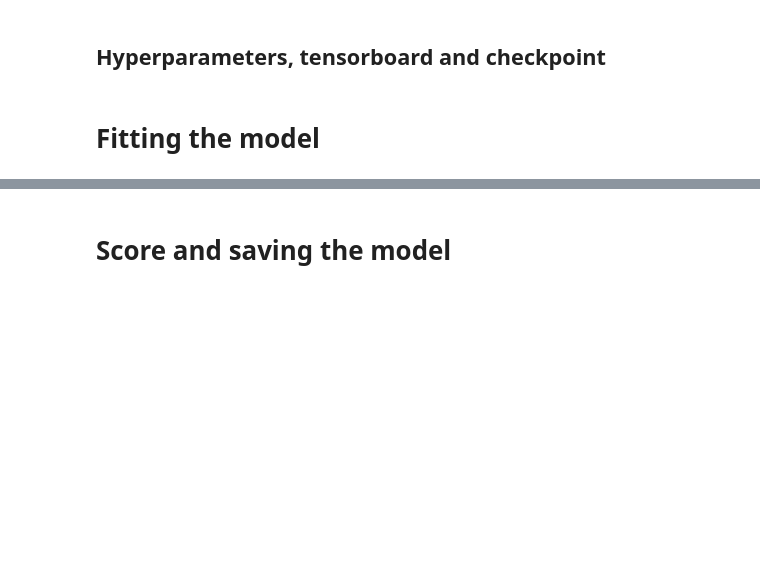
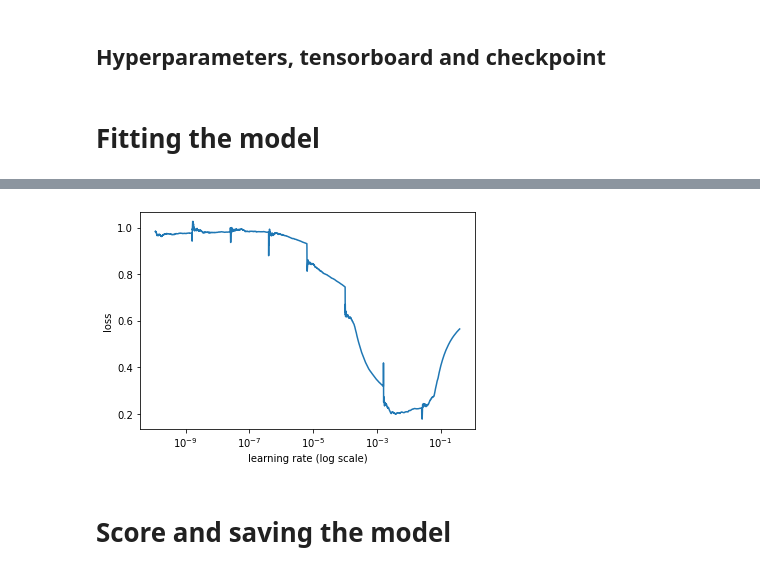
Before and after one commit to ClaudiuFilip110/Bachelor-s-thesis, a Jupyter notebook: predicting_crypto_RNN.ipynb, the cells around one changed output, grey strips where cells are left out. Drawn from its saved outputs; the diff is of its cells as text; code cells hidden in the pictures; blank space fills up the shorter version.

Commit message:
add init implementation of the LRFinder

```diff
--- a/predicting_crypto_RNN.ipynb
+++ b/predicting_crypto_RNN.ipynb
@@ -308,5 +387,5 @@ from fastai.vision.all import *
 # %%
-# opt = Adam(learning_rate=1e-4, decay=1e-7)
+opt = Adam(learning_rate=1e-4, decay=1e-7)
 
 # opt = Adam(learning_rate=0.01)
 # tf.summary.scalar('learning rate', data=1e-10)
@@ -314,11 +393,6 @@ from fastai.vision.all import *
 # opt = SGD(learning_rate=learning_rate)
 LOSS='sparse_categorical_crossentropy'
 
-global_step = tf.compat.v1.train.get_global_step()
-learning_rate = tf.compat.v1.train.exponential_decay(1e-10, global_step=global_step, decay_steps=100, decay_rate=1.3)
-opt = Adam(learning_rate=learning_rate)
-# So it can be seen in TensorBoard later
-tf.summary.scalar('learning rate', data=opt._decayed_lr(tf.float32))
-
+# learning_rate = tf.compat.v1.train.exponential_decay(1e-10, global_step=global_step, decay_steps=100, decay_rate=1.3)
 
 model.compile(loss=LOSS, optimizer=opt, metrics=['accuracy'])
@@ -345,8 +413,13 @@ ValueError: Attempt to convert a value (<tensorflow.python.keras.callbacks.Learn
 # %%
+"""
+for now this is deprecated
+
 history = model.fit(train_x, train_Y,
         batch_size=BATCH_SIZE,
         epochs=EPOCHS,
         validation_data=(test_x, test_Y),
         # callbacks=[tensorboard, checkpoint])
-        callbacks=[tensorboard, lr])
+        callbacks=[tensorboard])
+
+"""
 # %% [output]
@@ -372,0 +427,6 @@ Epoch 10/10
+# %%
+lr_finder = LRFinder(model)
+lr_finder.find(train_x,train_Y, start_lr=1e-10, end_lr=100, batch_size=128, epochs=10)
+lr_finder.plot_loss(n_skip_beginning=20, n_skip_end=5)
+plt.show()
+# %% [output]
@@ -373,3 +451,4 @@ Epoch 10/10
+[figure, added]
 # %% [markdown]
 # Score and saving the model
 # %%
```
Also changed, not shown: parts of 10 cells of this notebook, 12 other files.
